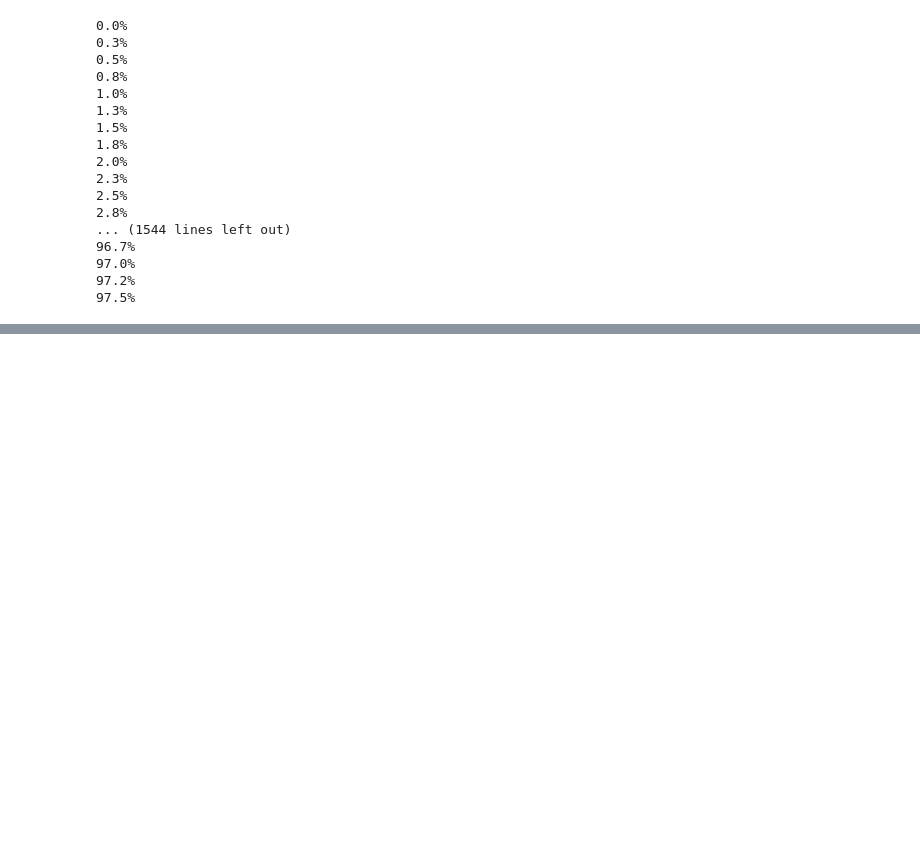
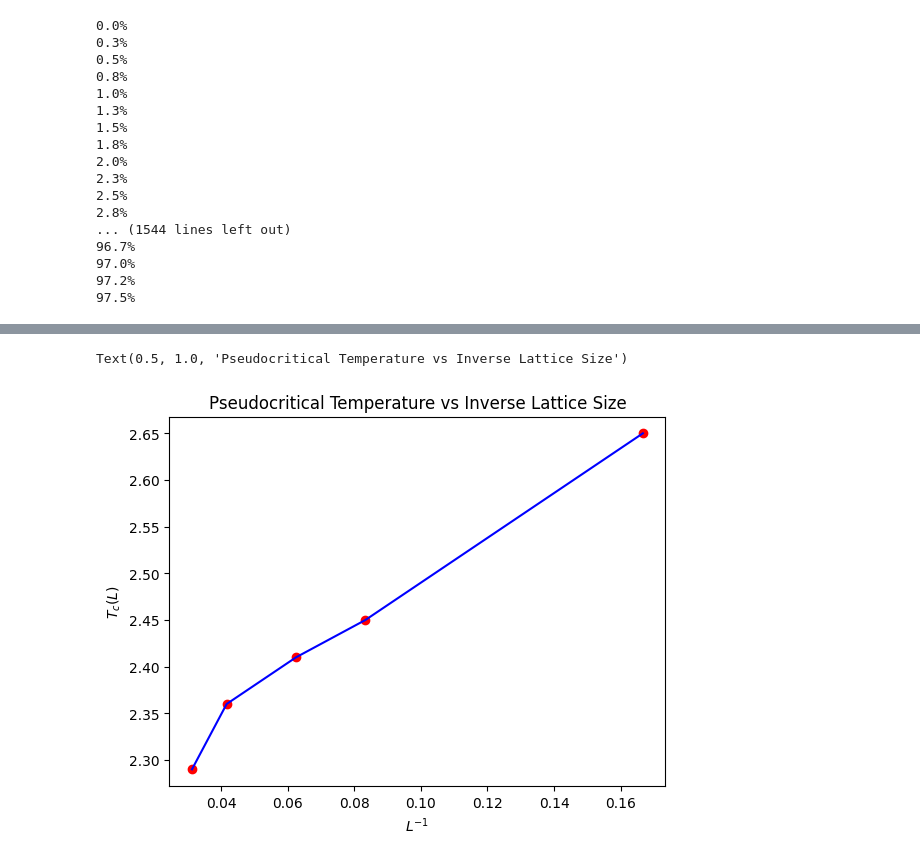
Before and after one commit to noahchanoah/thesis, a Jupyter notebook: CaseCritTemp.ipynb, the cells around one changed output, grey strips where cells are left out. Saved outputs shown, nothing was run; the diff lists cells and outputs as text; code cells hidden in the pictures; blank space fills up the shorter version.

```diff
--- a/CaseCritTemp.ipynb
+++ b/CaseCritTemp.ipynb
@@ -354,0 +369,21 @@ with open('sus6Arr.txt', 'r') as fd:
+# %%
+maxSusArr =[]
+maxSus6 = tempRange[np.where(avgsus6Arr == max(avgsus6Arr))][0]
+maxSus12 = tempRange[np.where(avgsus12Arr == max(avgsus12Arr))][0]
+maxSus16 = tempRange[np.where(avgsus16Arr == max(avgsus16Arr))][0]
+maxSus24 = tempRange[np.where(avgsus24Arr == max(avgsus24Arr))][0]
+maxSus32 = tempRange[np.where(avgsus32Arr == max(avgsus32Arr))][0]
+maxSusArr.append(maxSus6)
+maxSusArr.append(maxSus12)
+maxSusArr.append(maxSus16)
+maxSusArr.append(maxSus24)
+maxSusArr.append(maxSus32)
+maxSusArr
+plt.plot([1/6,1/12,1/16,1/24,1/32],maxSusArr,color="blue")
+plt.scatter([1/6,1/12,1/16,1/24,1/32],maxSusArr,color="red")
+plt.xlabel("$L^{-1}$")
+plt.ylabel("$T_c(L)$")
+plt.title("Pseudocritical Temperature vs Inverse Lattice Size")
+# %% [output]
+Text(0.5, 1.0, 'Pseudocritical Temperature vs Inverse Lattice Size')
+[figure, added]
```
Also changed, not shown: parts of 11 cells of this notebook.
